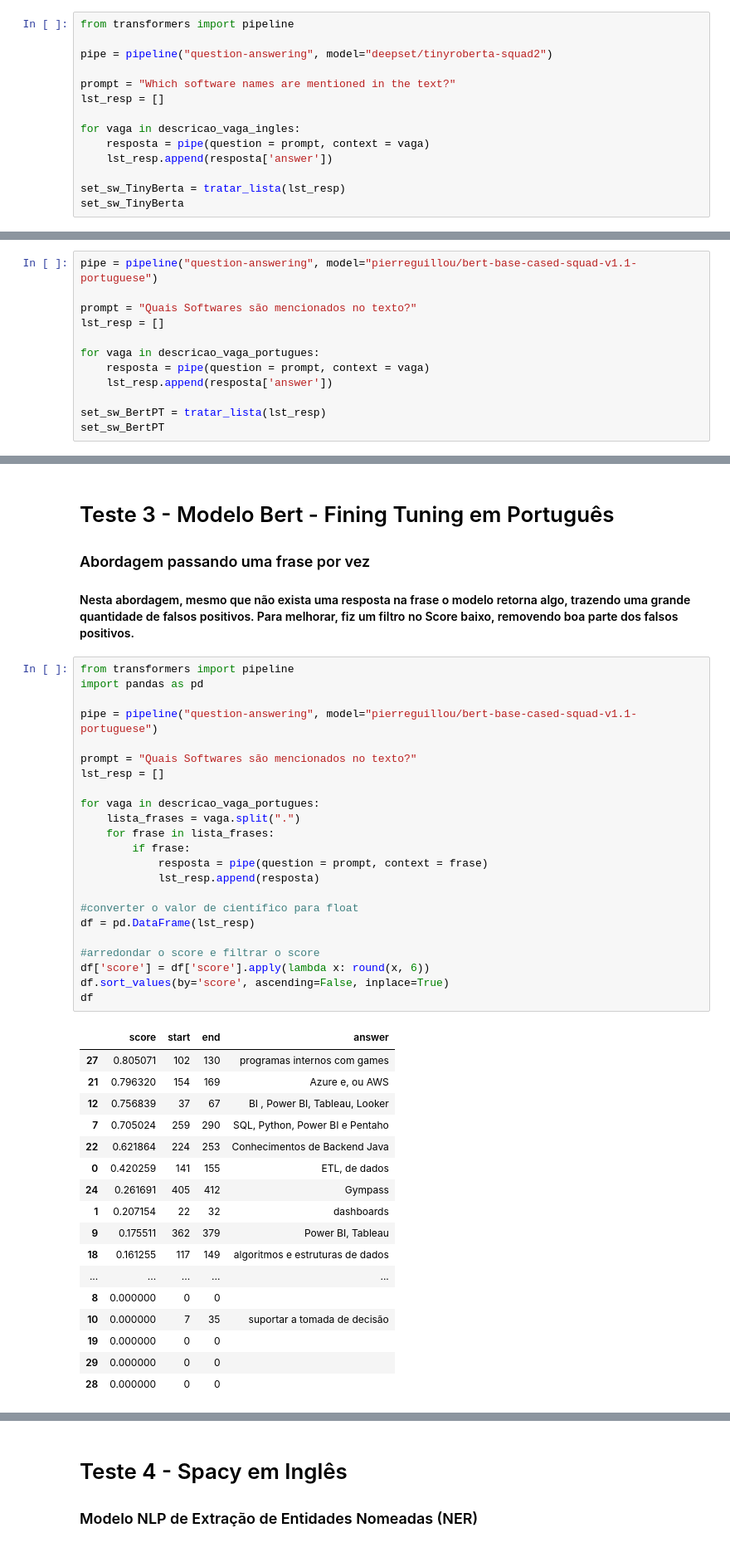
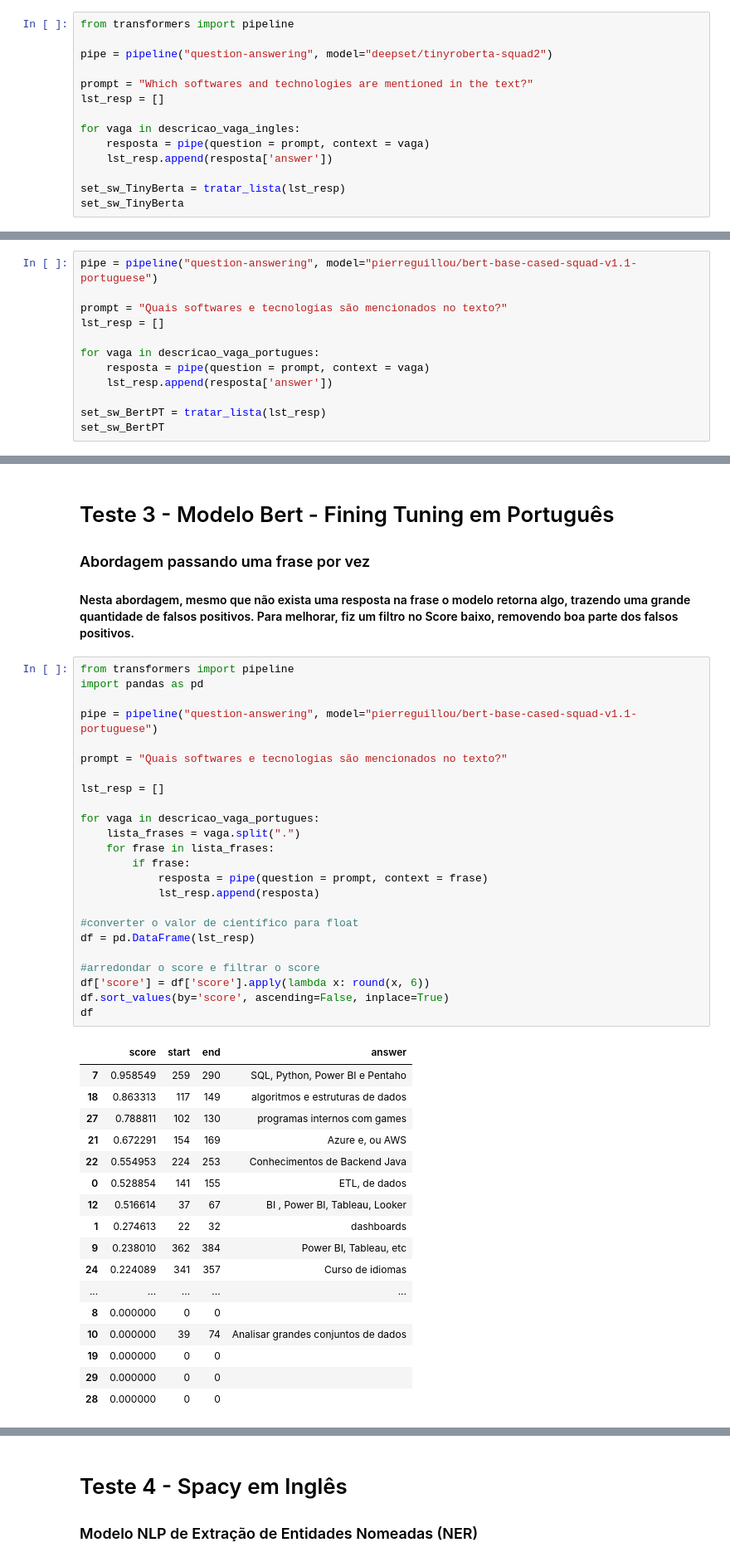
Before and after one commit to rodrigo1992-cmyk/PB_TP_X, a Jupyter notebook: app/notebooks/LLM_Requisitos.ipynb, the cells around one changed output, grey strips where cells are left out. Shown: that part at 83% size. Drawn from its saved outputs; the diff is of its cells as text.

```diff
--- a/app/notebooks/LLM_Requisitos.ipynb
+++ b/app/notebooks/LLM_Requisitos.ipynb
@@ -71,7 +67,7 @@ from transformers import pipeline
 
 pipe = pipeline("question-answering", model="deepset/tinyroberta-squad2")
 
-prompt = "Which software names are mentioned in the text?"
+prompt = "Which softwares and technologies are mentioned in the text?"
 lst_resp = []
 
 for vaga in descricao_vaga_ingles:
@@ -100,7 +99,7 @@ set_sw_TinyBerta
 # %%
 pipe = pipeline("question-answering", model="pierreguillou/bert-base-cased-squad-v1.1-portuguese")
 
-prompt = "Quais Softwares são mencionados no texto?"
+prompt = "Quais softwares e tecnologias são mencionados no texto?"
 lst_resp = []
 
 for vaga in descricao_vaga_portugues:
@@ -118,41 +126,42 @@ set_sw_BertPT
 # %%
 from transformers import pipeline
 import pandas as pd
 
 pipe = pipeline("question-answering", model="pierreguillou/bert-base-cased-squad-v1.1-portuguese")
 
-prompt = "Quais Softwares são mencionados no texto?"
+prompt = "Quais softwares e tecnologias são mencionados no texto?"
+
 lst_resp = []
 
 for vaga in descricao_vaga_portugues:
     lista_frases = vaga.split(".")
     for frase in lista_frases:
         if frase:
             resposta = pipe(question = prompt, context = frase)
             lst_resp.append(resposta)
 
 #converter o valor de científico para float
 df = pd.DataFrame(lst_resp)
 
 #arredondar o score e filtrar o score
 df['score'] = df['score'].apply(lambda x: round(x, 6))
 df.sort_values(by='score', ascending=False, inplace=True)
 df
 # %% [output]
 |  | score | start | end | answer |
-| 27 | 0.805071 | 102 | 130 | programas internos com games |
-| 21 | 0.796320 | 154 | 169 | Azure e, ou AWS |
-| 12 | 0.756839 | 37 | 67 | BI , Power BI, Tableau, Looker |
-| 7 | 0.705024 | 259 | 290 | SQL, Python, Power BI e Pentaho |
-| 22 | 0.621864 | 224 | 253 | Conhecimentos de Backend Java |
-| 0 | 0.420259 | 141 | 155 | ETL, de dados |
-| 24 | 0.261691 | 405 | 412 | Gympass |
-| 1 | 0.207154 | 22 | 32 | dashboards |
-| 9 | 0.175511 | 362 | 379 | Power BI, Tableau |
-| 18 | 0.161255 | 117 | 149 | algoritmos e estruturas de dados |
+| 7 | 0.958549 | 259 | 290 | SQL, Python, Power BI e Pentaho |
+| 18 | 0.863313 | 117 | 149 | algoritmos e estruturas de dados |
+| 27 | 0.788811 | 102 | 130 | programas internos com games |
+| 21 | 0.672291 | 154 | 169 | Azure e, ou AWS |
+| 22 | 0.554953 | 224 | 253 | Conhecimentos de Backend Java |
+| 0 | 0.528854 | 141 | 155 | ETL, de dados |
+| 12 | 0.516614 | 37 | 67 | BI , Power BI, Tableau, Looker |
+| 1 | 0.274613 | 22 | 32 | dashboards |
+| 9 | 0.238010 | 362 | 384 | Power BI, Tableau, etc |
+| 24 | 0.224089 | 341 | 357 | Curso de idiomas |
 | ... | ... | ... | ... | ... |
 | 8 | 0.000000 | 0 | 0 |  |
-| 10 | 0.000000 | 7 | 35 | suportar a tomada de decisão |
+| 10 | 0.000000 | 39 | 74 | Analisar grandes conjuntos de dados |
 | 19 | 0.000000 | 0 | 0 |  |
 | 29 | 0.000000 | 0 | 0 |  |
 | 28 | 0.000000 | 0 | 0 |  |
```
Also changed, not shown: parts of 9 cells of this notebook, 16 other files.
